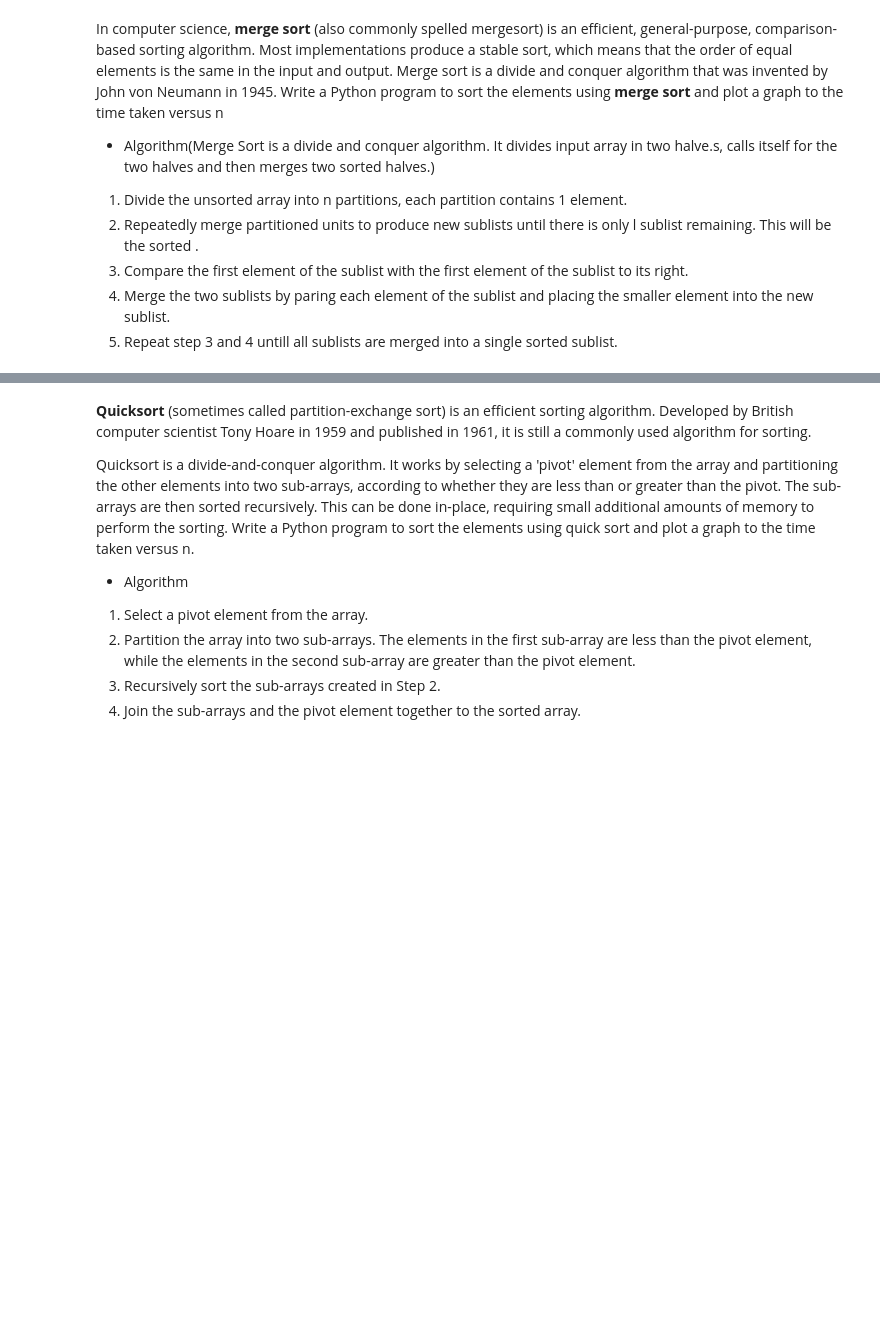
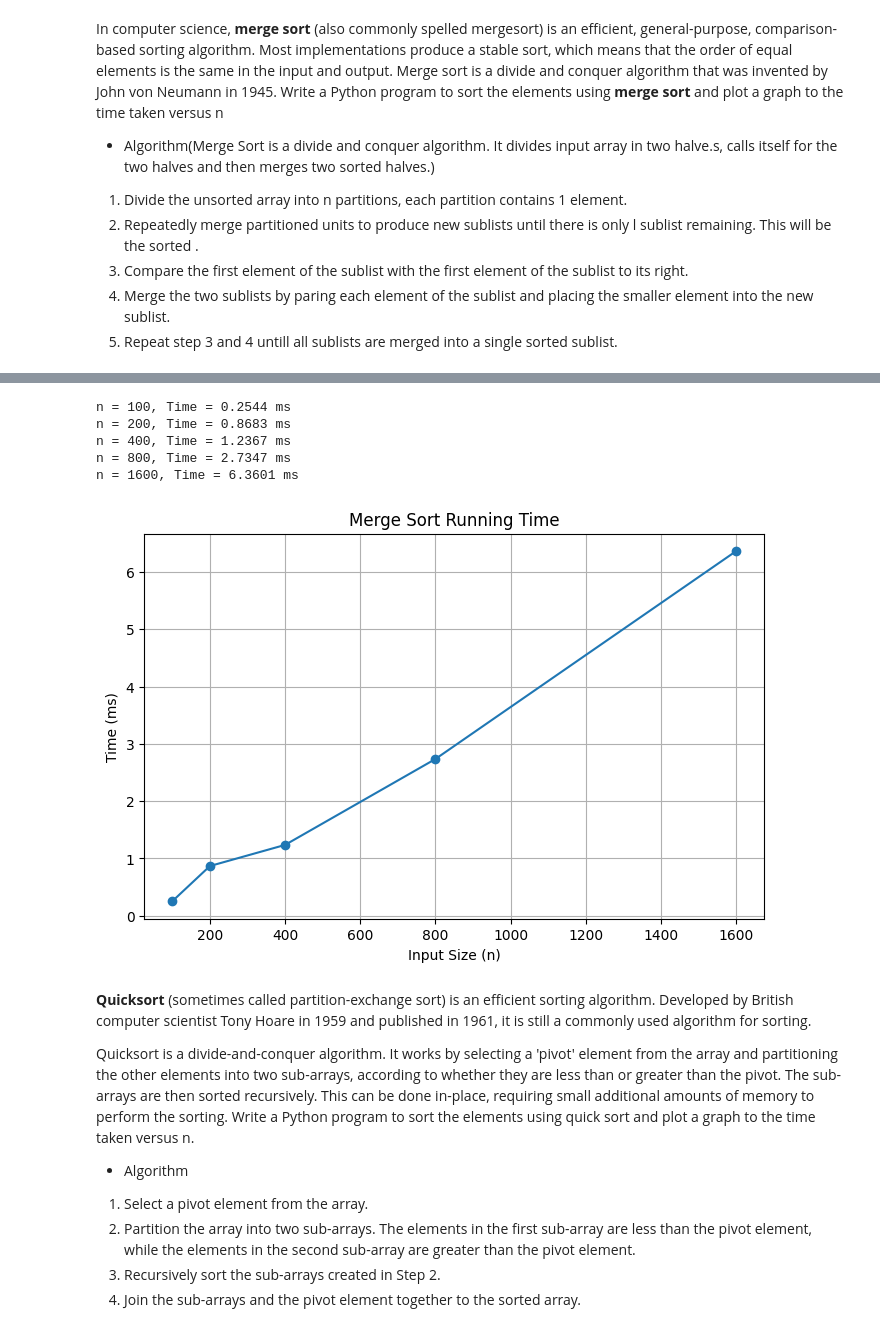
Before and after one commit to komalbharti-debug/Contribution, a Jupyter notebook: Lab_5.ipynb, the cells around one changed output, grey strips where cells are left out. Cells and saved outputs as stored; diff of their text form; code cells hidden in the pictures; blank space fills up the shorter version.

```diff
--- a/Lab_5.ipynb
+++ b/Lab_5.ipynb
@@ -101,3 +80,82 @@ plt.show()
+# %%
+#write code for above cell and compute the running time and also plot graph.
+import random
+import time
+import matplotlib.pyplot as plt
+
+# -----------------------------
+# Merge Function
+# -----------------------------
+def merge(left, right):
+    merged = []
+    i = j = 0
+
+    # Compare elements and merge
+    while i < len(left) and j < len(right):
+        if left[i] <= right[j]:   # Stable condition
+            merged.append(left[i])
+            i += 1
+        else:
+            merged.append(right[j])
+            j += 1
+
+    # Add remaining elements
+    merged.extend(left[i:])
+    merged.extend(right[j:])
+
+    return merged
+
+
+# -----------------------------
+# Merge Sort Function
+# -----------------------------
+def merge_sort(arr):
+    if len(arr) <= 1:
+        return arr
+
+    mid = len(arr) // 2
+    left_half = merge_sort(arr[:mid])
+    right_half = merge_sort(arr[mid:])
+
+    return merge(left_half, right_half)
+
+
+# -----------------------------
+# Measure Running Time
+# -----------------------------
+n_list = [100, 200, 400, 800, 1600]
+time_list = []
+
+for n in n_list:
+    arr = [random.randint(1, 10000) for _ in range(n)]
+
+    start = time.perf_counter()
+    sorted_arr = merge_sort(arr)
+    end = time.perf_counter()
+
+    time_taken = (end - start) * 1000   # Convert to milliseconds
+    time_list.append(time_taken)
+
+    print(f"n = {n}, Time = {time_taken:.4f} ms")
+
+
+# -----------------------------
+# Plot Graph
+# -----------------------------
+plt.figure(figsize=(8,5))
+plt.plot(n_list, time_list, marker='o')
+plt.title("Merge Sort Running Time")
+plt.xlabel("Input Size (n)")
+plt.ylabel("Time (ms)")
+plt.grid(True)
+plt.show()
+# %% [output]
+n = 100, Time = 0.2544 ms
+n = 200, Time = 0.8683 ms
+n = 400, Time = 1.2367 ms
+n = 800, Time = 2.7347 ms
+n = 1600, Time = 6.3601 ms
+[figure, added]
 # %% [markdown]
 **Quicksort** (sometimes called partition-exchange sort) is an efficient sorting algorithm. Developed by British computer scientist Tony Hoare in 1959 and published in 1961, it is still a commonly used algorithm for sorting.
 
```
Also changed, not shown: parts of 6 cells of this notebook.
